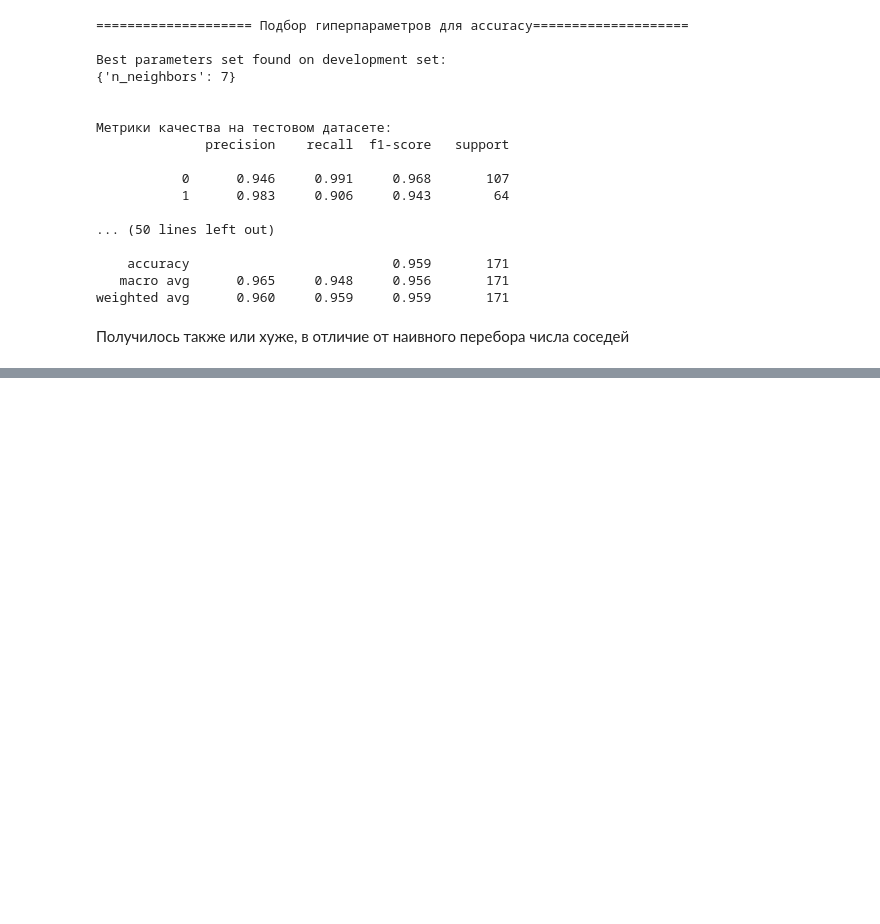
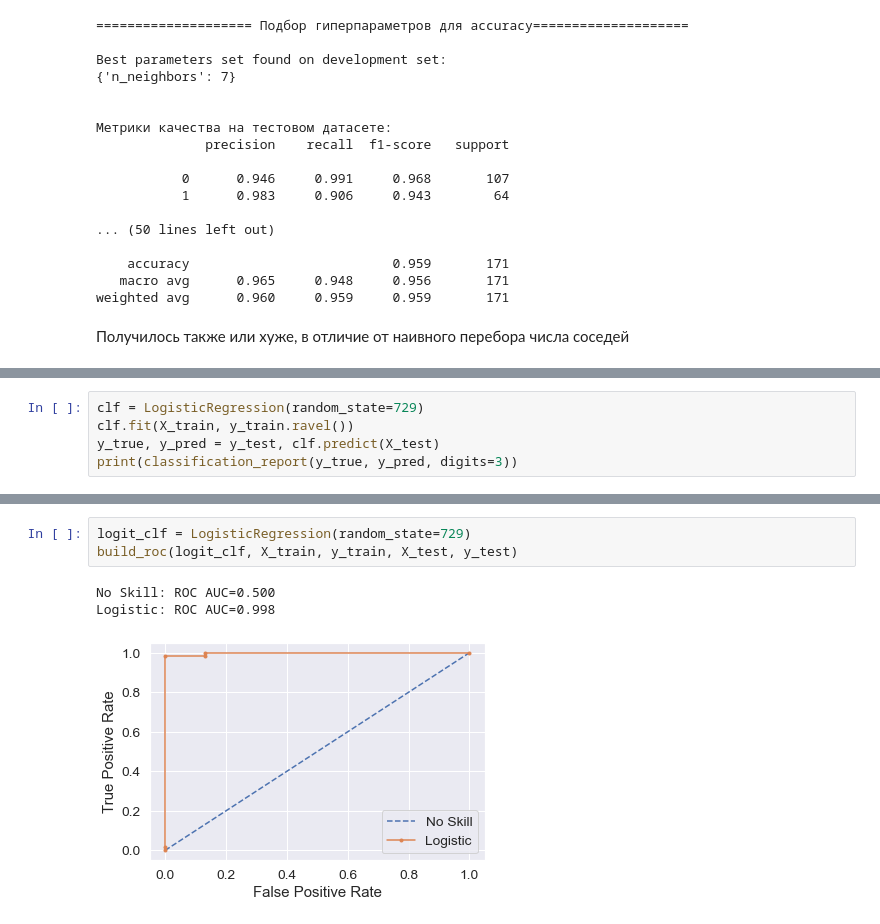
Before and after one commit to grannycola/my_projects, a Jupyter notebook: hw-4/model.ipynb, the cells around one changed output, grey strips where cells are left out. Cells and saved outputs as stored; diff of their text form; blank space fills up the shorter version.

Commit message:
Adding logit regression

```diff
--- a/hw-4/model.ipynb
+++ b/hw-4/model.ipynb
@@ -226,0 +231,5 @@ Logistic: ROC AUC=0.988
+# %%
+clf = LogisticRegression(random_state=729)
+clf.fit(X_train, y_train.ravel())
+y_true, y_pred = y_test, clf.predict(X_test)
+print(classification_report(y_true, y_pred, digits=3))
@@ -226,0 +245,7 @@ Logistic: ROC AUC=0.988
+# %%
+logit_clf = LogisticRegression(random_state=729)
+build_roc(logit_clf, X_train, y_train, X_test, y_test)
+# %% [output]
+No Skill: ROC AUC=0.500
+Logistic: ROC AUC=0.998
+[figure, added]
```
Also changed, not shown: parts of 6 cells of this notebook.
